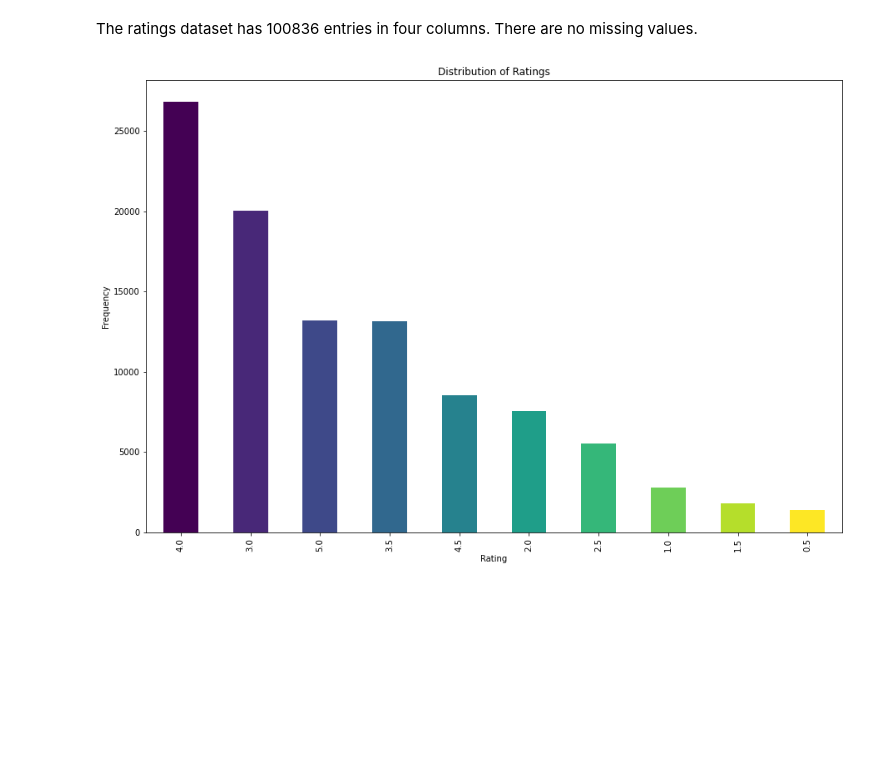
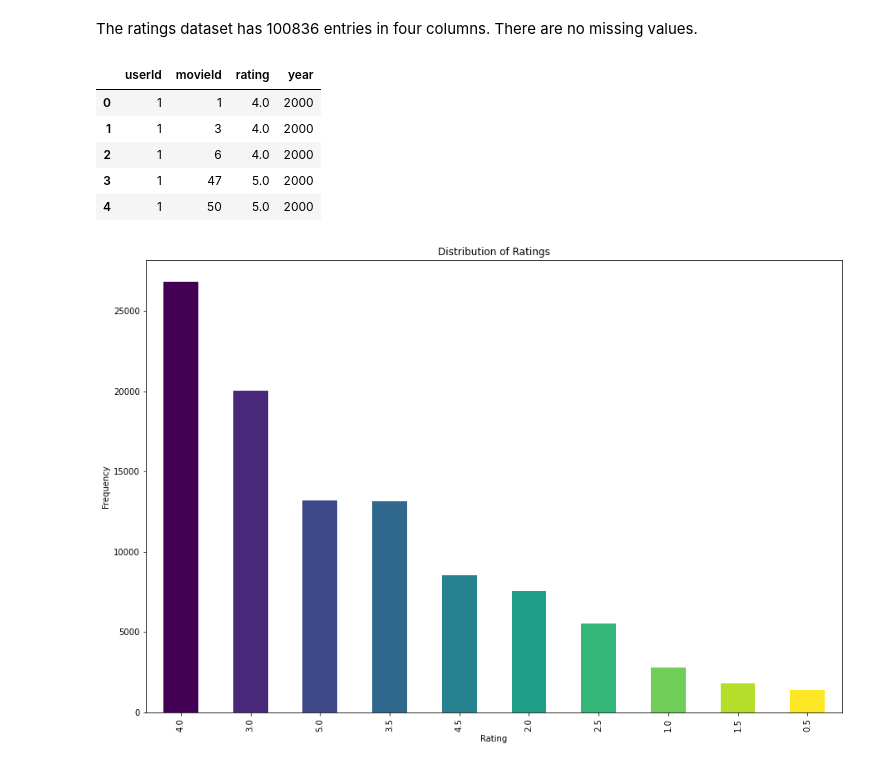
Before and after one commit to durrantX/Movie-Recommendation-System1, a Jupyter notebook: Movie Recommender System.ipynb, the cells around one changed output. Cells and saved outputs as stored; diff of their text form; code cells hidden in the pictures; blank space fills up the shorter version.

```diff
--- a/Movie Recommender System.ipynb
+++ b/Movie Recommender System.ipynb
@@ -45,5 +60,15 @@ dtype: int64
 # %% [markdown]
 The ratings dataset has 100836 entries in four columns. There are no missing values.
+# %%
+df.drop(['timestamp', 'datetime'],axis=1, inplace=True)
+df.head(5)
+# %% [output]
+|  | userId | movieId | rating | year |
+| 0 | 1 | 1 | 4.0 | 2000 |
+| 1 | 1 | 3 | 4.0 | 2000 |
+| 2 | 1 | 6 | 4.0 | 2000 |
+| 3 | 1 | 47 | 5.0 | 2000 |
+| 4 | 1 | 50 | 5.0 | 2000 |
 # %%
 # Explore the rating distribution
 import matplotlib.pyplot as plt
```
Also changed, not shown: parts of 22 cells of this notebook.
